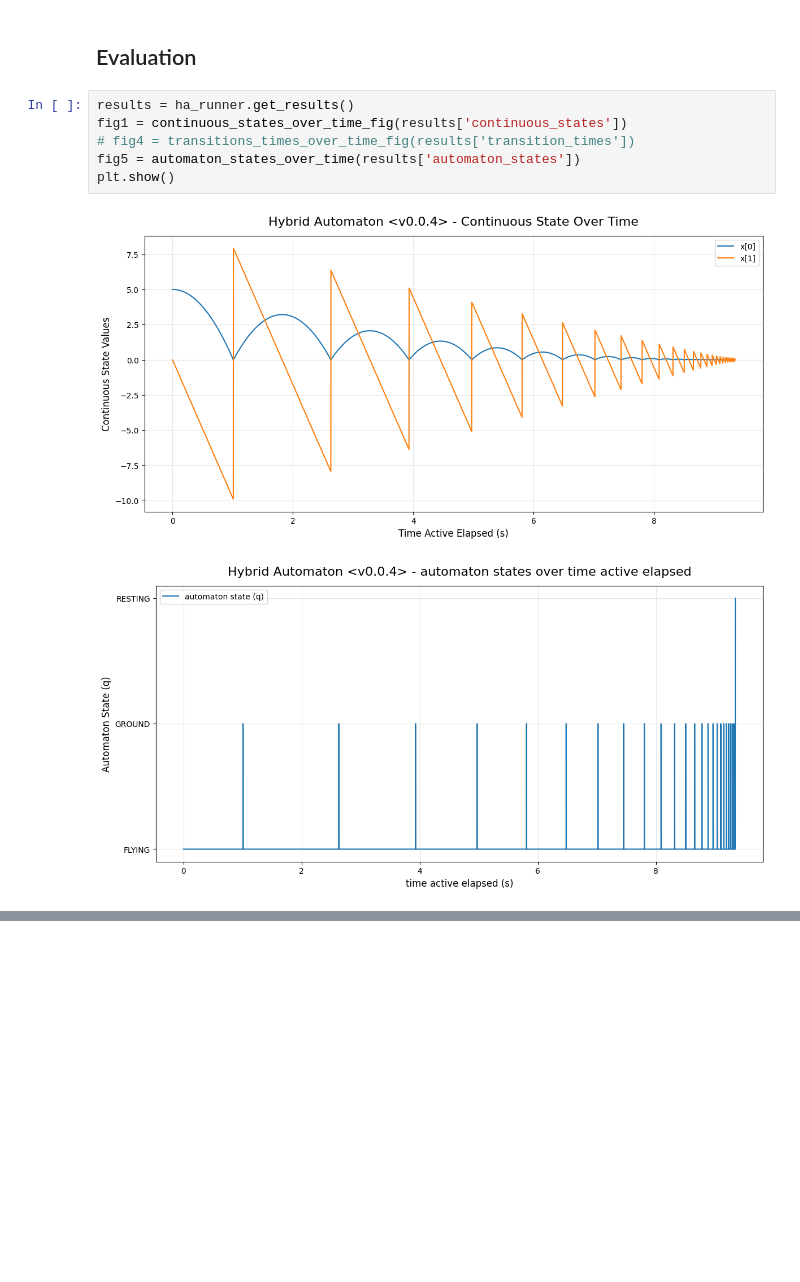
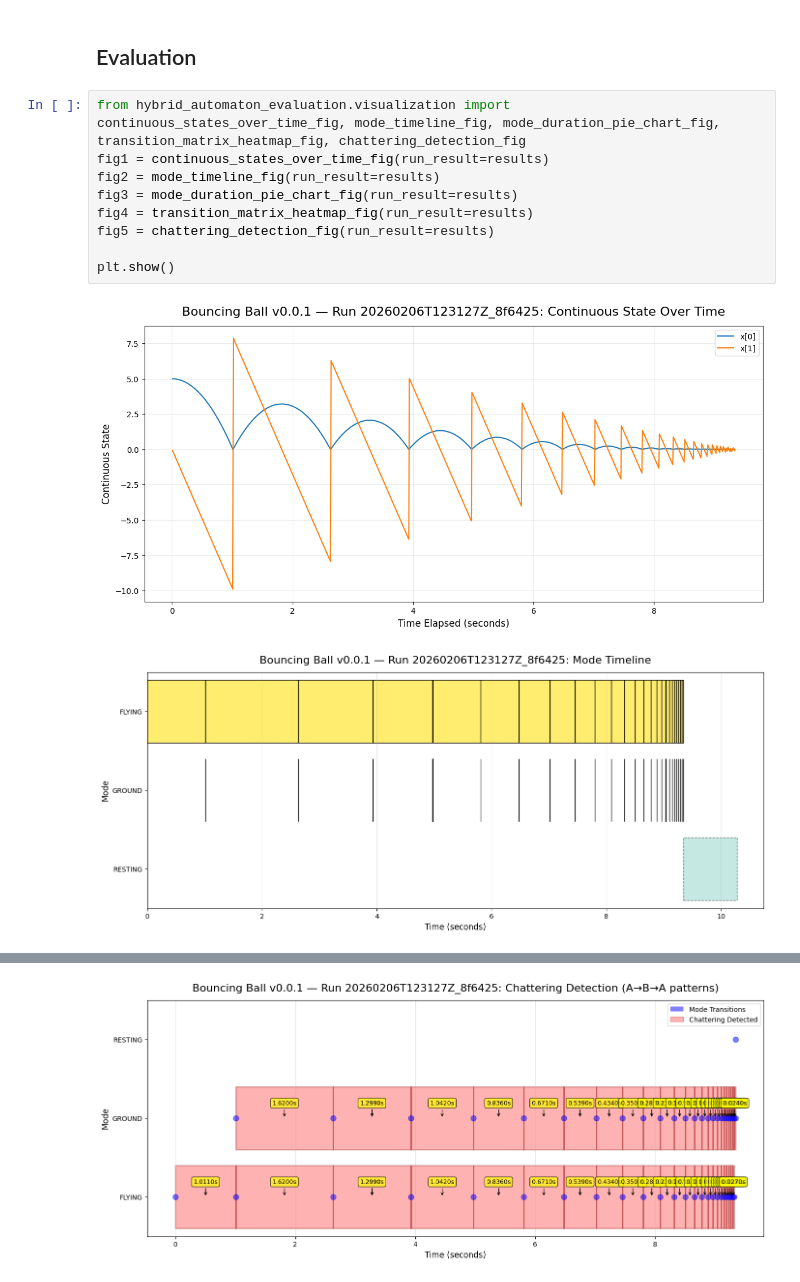
Before and after one commit to rymc-dev/hybrid-automaton, a Jupyter notebook: notebooks/bouncing_ball_hybrid_automaton.ipynb, the cells around one changed output, grey strips where cells are left out. Saved outputs shown, nothing was run; the diff lists cells and outputs as text; blank space fills up the shorter version.

Commit message:
added examples of new diagrams to the notebook examples

```diff
--- a/notebooks/bouncing_ball_hybrid_automaton.ipynb
+++ b/notebooks/bouncing_ball_hybrid_automaton.ipynb
@@ -102,11 +102,14 @@ Termination:
 # %% [markdown]
 ## Evaluation
 # %%
-results = ha_runner.get_results()
-fig1 = continuous_states_over_time_fig(results['continuous_states'])
-# fig4 = transitions_times_over_time_fig(results['transition_times'])
-fig5 = automaton_states_over_time(results['automaton_states'])
+from hybrid_automaton_evaluation.visualization import continuous_states_over_time_fig, mode_timeline_fig, mode_duration_pie_chart_fig, transition_matrix_heatmap_fig, chattering_detection_fig
+fig1 = continuous_states_over_time_fig(run_result=results)
+fig2 = mode_timeline_fig(run_result=results)
+fig3 = mode_duration_pie_chart_fig(run_result=results)
+fig4 = transition_matrix_heatmap_fig(run_result=results)
+fig5 = chattering_detection_fig(run_result=results)
+
 plt.show()
 # %% [output]
-[figure, old version]
+[figure, new version]
-[figure, old version]
+[figure, new version]
@@ -112,0 +118 @@ plt.show()
+[figure, added]
```
Also changed, not shown: parts of 4 cells of this notebook, 3 other files.
